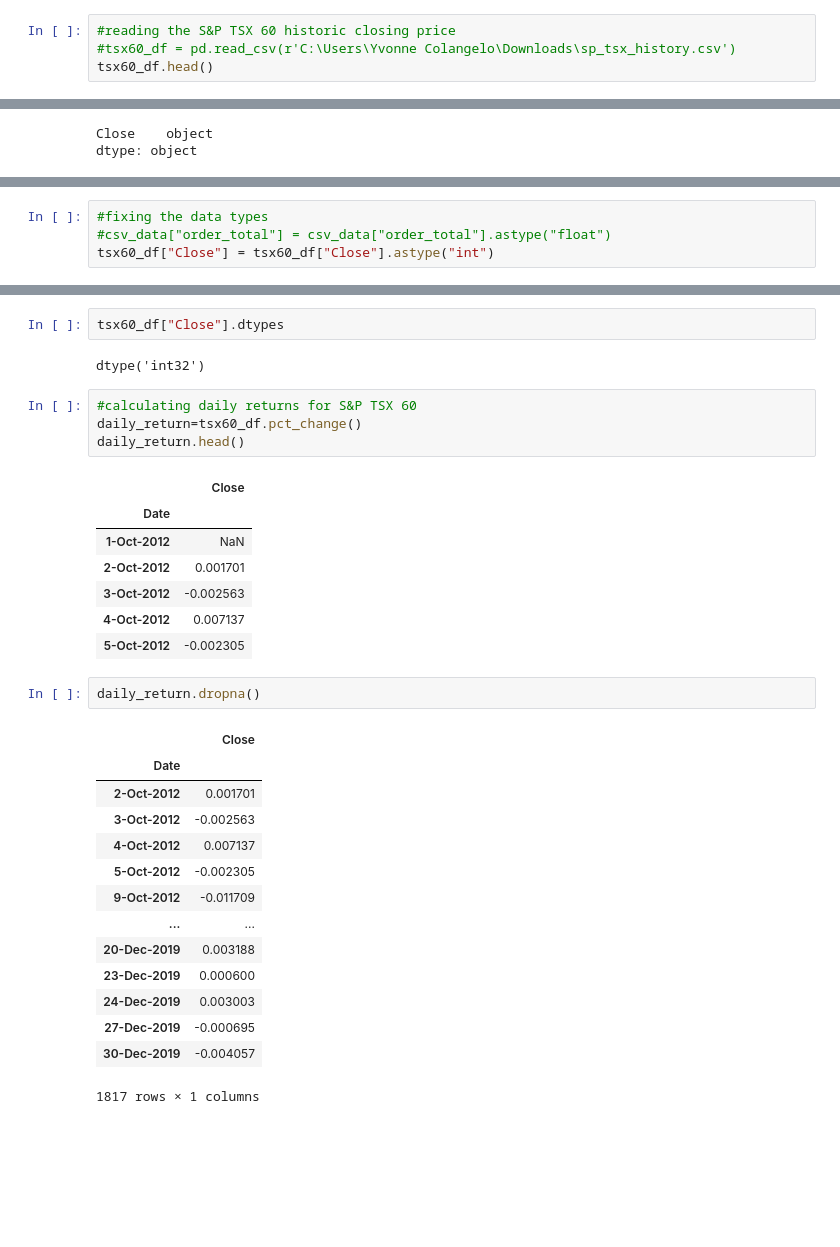
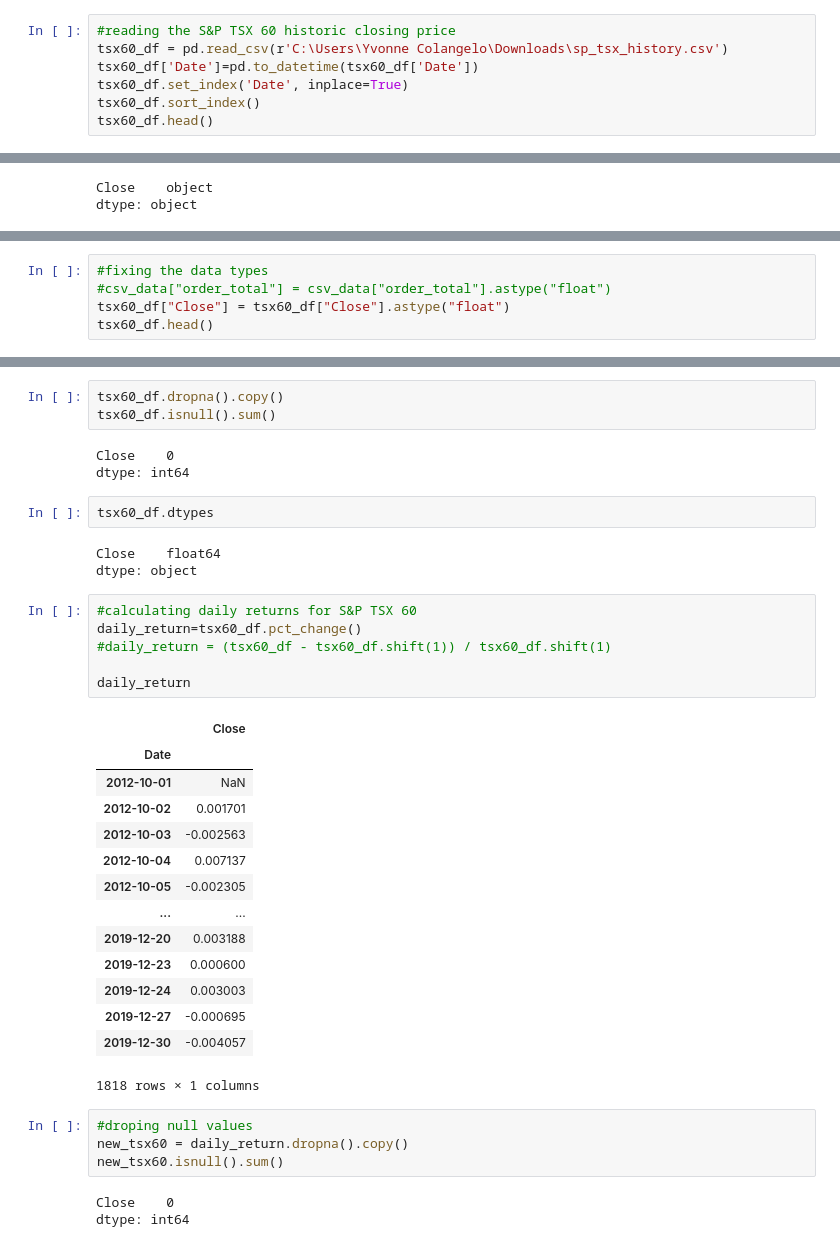
Before and after one commit to ycolagelo/Portfolio-Analysis, a Jupyter notebook: Data_analysis.ipynb, the cells around one changed output, grey strips where cells are left out. Cells and saved outputs as stored; diff of their text form; blank space fills up the shorter version.

```diff
--- a/Data_analysis.ipynb
+++ b/Data_analysis.ipynb
@@ -125,6 +124,9 @@ algo_df
 # %%
 #reading the S&P TSX 60 historic closing price
-#tsx60_df = pd.read_csv(r'C:\Users\Yvonne Colangelo\Downloads\sp_tsx_history.csv')
+tsx60_df = pd.read_csv(r'C:\Users\Yvonne Colangelo\Downloads\sp_tsx_history.csv')
+tsx60_df['Date']=pd.to_datetime(tsx60_df['Date'])
+tsx60_df.set_index('Date', inplace=True)
+tsx60_df.sort_index()
 tsx60_df.head()
 # %% [output]
 |  | Close |
@@ -163,4 +165,5 @@ Name: Close, Length: 1818, dtype: object
 # %%
 #fixing the data types
 #csv_data["order_total"] = csv_data["order_total"].astype("float")
-tsx60_df["Close"] = tsx60_df["Close"].astype("int")
+tsx60_df["Close"] = tsx60_df["Close"].astype("float")
+tsx60_df.head()
@@ -167,34 +178,40 @@ tsx60_df["Close"] = tsx60_df["Close"].astype("int")
+# %%
+tsx60_df.dropna().copy()
+tsx60_df.isnull().sum()
+# %% [output]
+Close    0
+dtype: int64
 # %%
-tsx60_df["Close"].dtypes
+tsx60_df.dtypes
 # %% [output]
-dtype('int32')
+Close    float64
+dtype: object
 # %%
 #calculating daily returns for S&P TSX 60
 daily_return=tsx60_df.pct_change()
-daily_return.head()
+#daily_return = (tsx60_df - tsx60_df.shift(1)) / tsx60_df.shift(1)
+
+daily_return
 # %% [output]
 |  | Close |
 | Date |  |
-| 1-Oct-2012 | NaN |
-| 2-Oct-2012 | 0.001701 |
-| 3-Oct-2012 | -0.002563 |
-| 4-Oct-2012 | 0.007137 |
-| 5-Oct-2012 | -0.002305 |
+| 2012-10-01 | NaN |
+| 2012-10-02 | 0.001701 |
+| 2012-10-03 | -0.002563 |
+| 2012-10-04 | 0.007137 |
+| 2012-10-05 | -0.002305 |
+| ... | ... |
+| 2019-12-20 | 0.003188 |
+| 2019-12-23 | 0.000600 |
+| 2019-12-24 | 0.003003 |
+| 2019-12-27 | -0.000695 |
+| 2019-12-30 | -0.004057 |
+1818 rows × 1 columns
 # %%
-daily_return.dropna()
+#droping null values
+new_tsx60 = daily_return.dropna().copy()
+new_tsx60.isnull().sum()
 # %% [output]
-|  | Close |
-| Date |  |
-| 2-Oct-2012 | 0.001701 |
-| 3-Oct-2012 | -0.002563 |
-| 4-Oct-2012 | 0.007137 |
-| 5-Oct-2012 | -0.002305 |
-| 9-Oct-2012 | -0.011709 |
-| ... | ... |
-| 20-Dec-2019 | 0.003188 |
-| 23-Dec-2019 | 0.000600 |
-| 24-Dec-2019 | 0.003003 |
-| 27-Dec-2019 | -0.000695 |
-| 30-Dec-2019 | -0.004057 |
-1817 rows × 1 columns
+Close    0
+dtype: int64
 # %%
```
Also changed, not shown: parts of 30 cells of this notebook, 1 other file.
